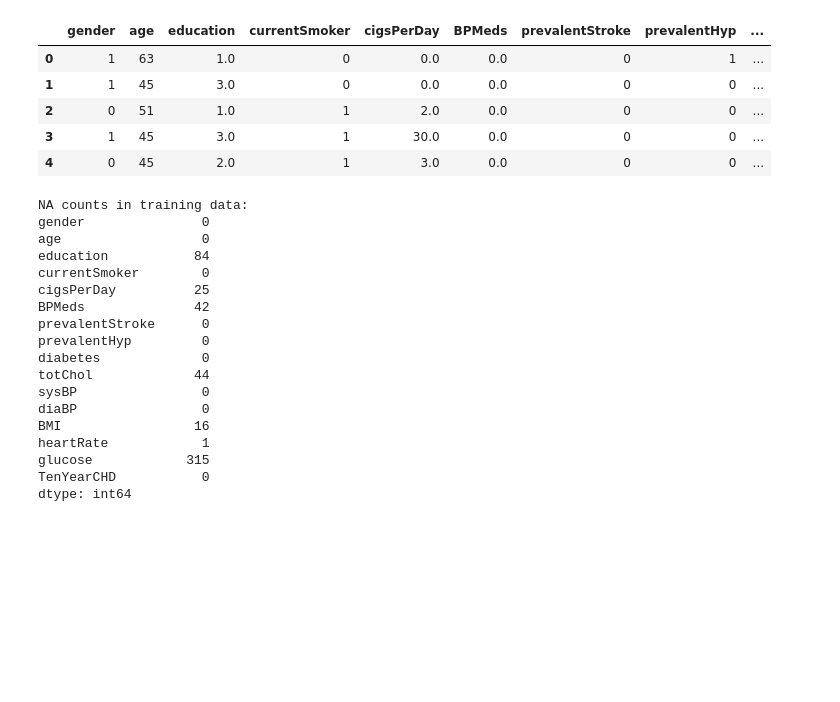
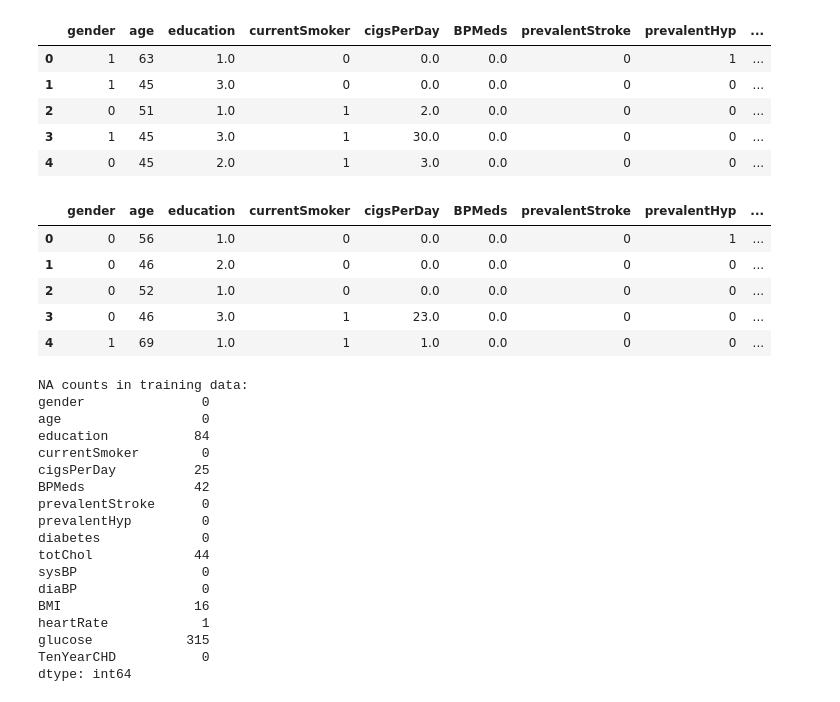
Before and after one commit to Huy1996/CMPE-255, a Jupyter notebook: Assignment 3/assignment3.ipynb, the cells around one changed output. Saved outputs shown, nothing was run; the diff lists cells and outputs as text; code cells hidden in the pictures; blank space fills up the shorter version.

```diff
--- a/Assignment 3/assignment3.ipynb
+++ b/Assignment 3/assignment3.ipynb
@@ -184,6 +183,16 @@ dataset_2.head()
 | 2 | 0 | 51 | 1.0 | 1 | 2.0 | 0.0 | 0 | 0 | ... |
 | 3 | 1 | 45 | 3.0 | 1 | 30.0 | 0.0 | 0 | 0 | ... |
 | 4 | 0 | 45 | 2.0 | 1 | 3.0 | 0.0 | 0 | 0 | ... |
+# %%
+dataset_test = pd.read_csv('heart_disease_test.csv')
+dataset_test.head()
+# %% [output]
+|  | gender | age | education | currentSmoker | cigsPerDay | BPMeds | prevalentStroke | prevalentHyp | ... |
+| 0 | 0 | 56 | 1.0 | 0 | 0.0 | 0.0 | 0 | 1 | ... |
+| 1 | 0 | 46 | 2.0 | 0 | 0.0 | 0.0 | 0 | 0 | ... |
+| 2 | 0 | 52 | 1.0 | 0 | 0.0 | 0.0 | 0 | 0 | ... |
+| 3 | 0 | 46 | 3.0 | 1 | 23.0 | 0.0 | 0 | 0 | ... |
+| 4 | 1 | 69 | 1.0 | 1 | 1.0 | 0.0 | 0 | 0 | ... |
 # %%
 def normalization(X: pd.DataFrame):
     X_norm = (X - X.min()) / (X.max() - X.min())
```
Also changed, not shown: parts of 13 cells of this notebook, 1 other file.
